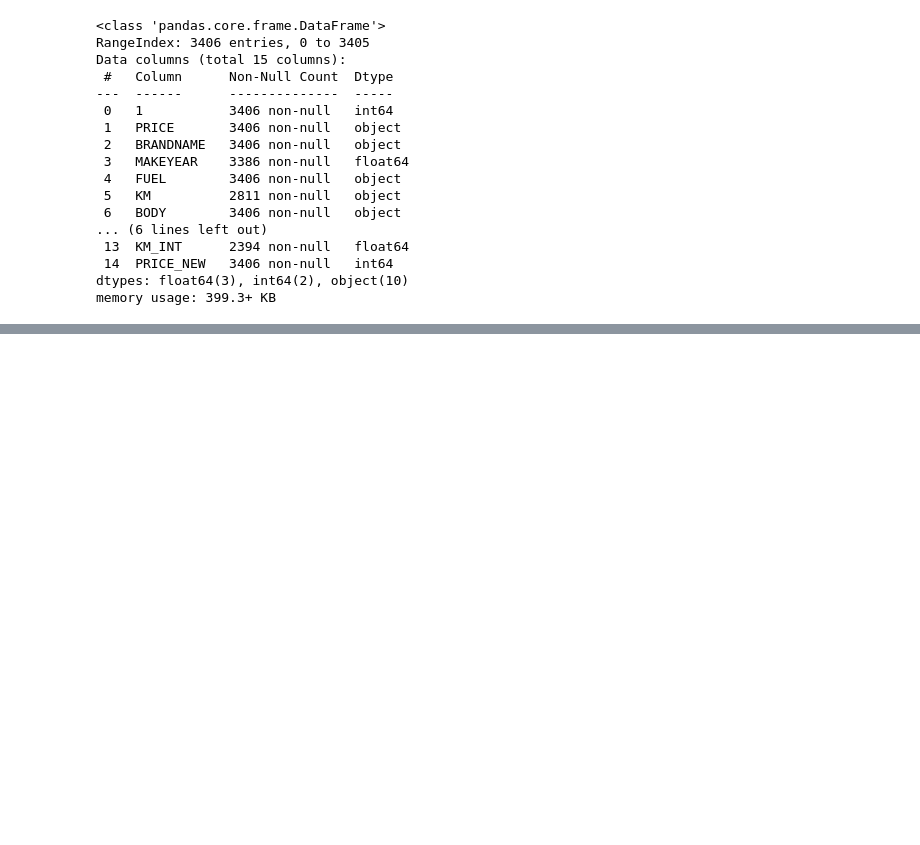
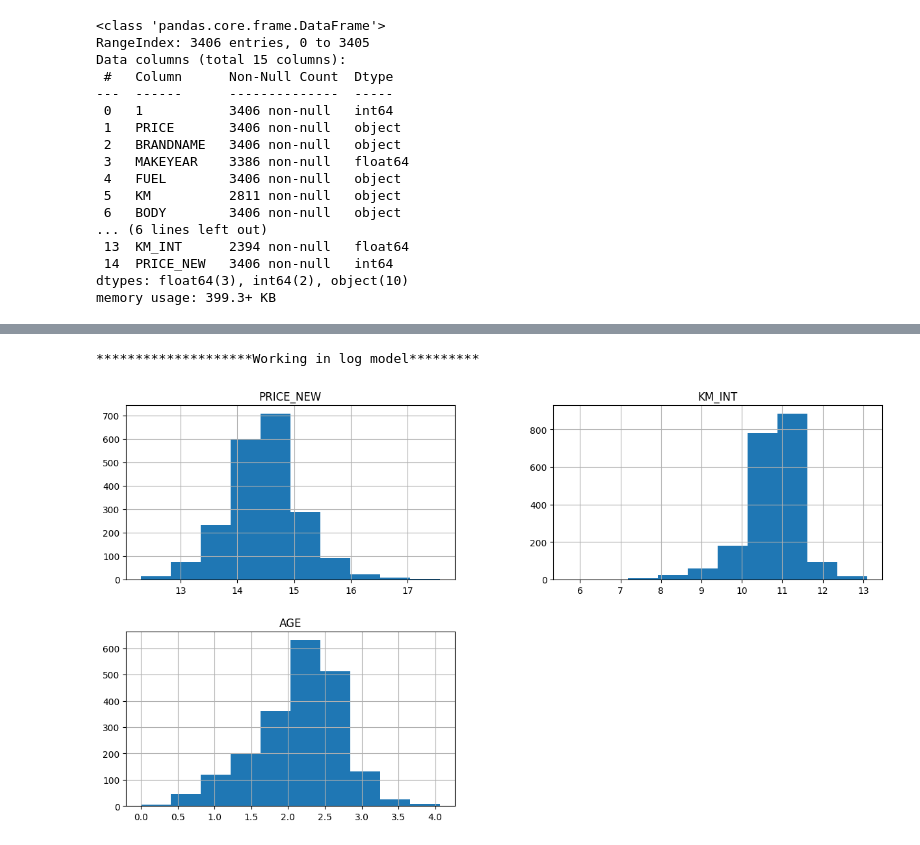
Before and after one commit to saagaar/For-thesis-Final---Scraping-car-data, a Jupyter notebook: thesis work/Preparing-dummy-variables-running-regression.ipynb, the cells around one changed output, grey strips where cells are left out. Saved outputs shown, nothing was run; the diff lists cells and outputs as text; code cells hidden in the pictures; blank space fills up the shorter version.

```diff
--- a/thesis work/Preparing-dummy-variables-running-regression.ipynb
+++ b/thesis work/Preparing-dummy-variables-running-regression.ipynb
@@ -296,0 +372,14 @@ https://www.youtube.com/watch?v=xu0prYu5e-c&ab_channel=AliNasserEddine
+# %%
+# Working with log of data after this
+#************************Start******************
+print('********************Working in log model*********')
+# %% [output]
+********************Working in log model*********
+# %%
+# Since the above histogram does not look to be right or left squed and are not a bell shaped curve so we take logaarithm value
+logDf['PRICE_NEW'] =np.log(logDf['PRICE_NEW']+1);
+logDf['KM_INT'] =np.log(logDf['KM_INT']+1);
+logDf['AGE'] =np.log(logDf['AGE']+1);
+logDf.hist(figsize=(15,8));
+# %% [output]
+[figure, added]
```
Also changed, not shown: parts of 34 cells of this notebook, 10 other files.
